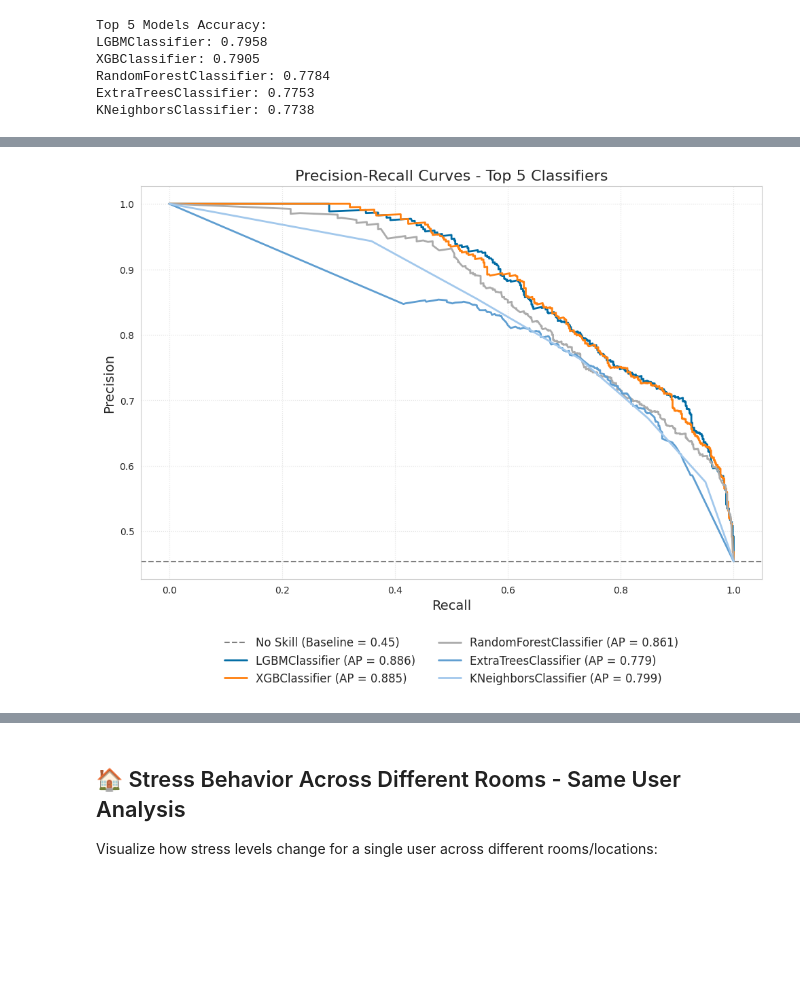
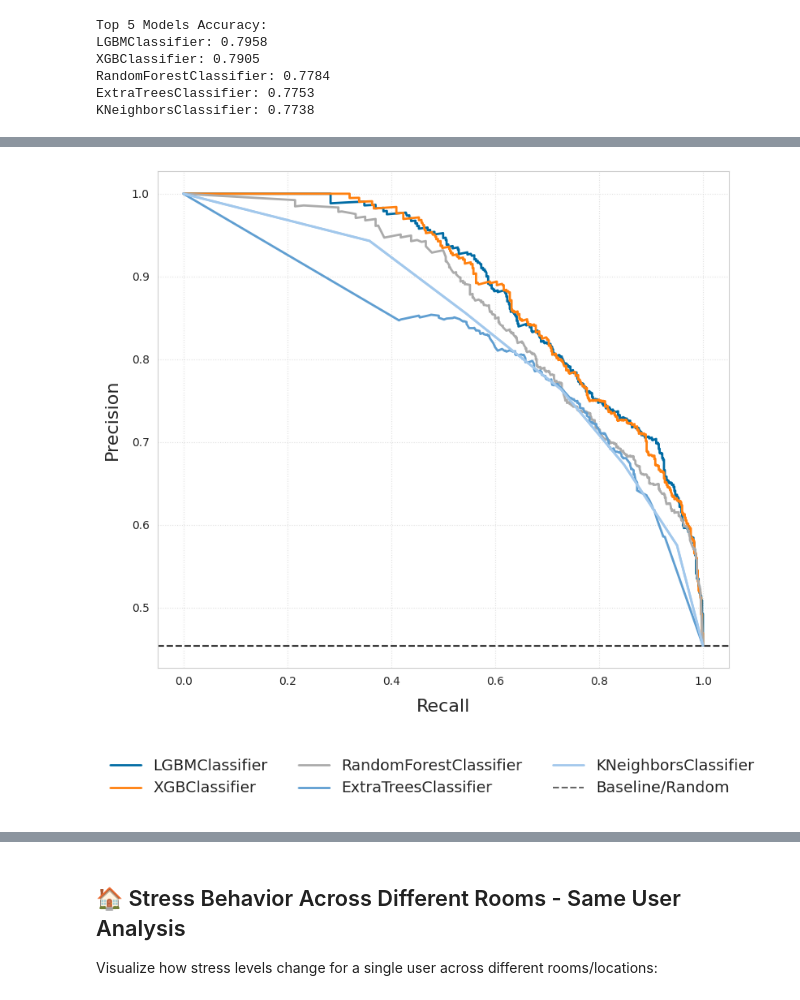
Before and after one commit to ClaudiaGalantino/eda-architecture, a Jupyter notebook: data_analysis/notebooks/model_training_classification.ipynb, the cells around one changed output, grey strips where cells are left out. Saved outputs shown, nothing was run; the diff lists cells and outputs as text; code cells hidden in the pictures; blank space fills up the shorter version.

```diff
--- a/data_analysis/notebooks/model_training_classification.ipynb
+++ b/data_analysis/notebooks/model_training_classification.ipynb
@@ -479,10 +479,10 @@ for idx, model_name in enumerate(top_5_models):
     y_pred = predictions[model_name]
     cm = confusion_matrix(y_test, y_pred)
 
-    sns.heatmap(cm, annot=True, fmt='d', cmap='Blues', ax=axes[idx], cbar=False)
-    axes[idx].set_title(model_name, fontsize=12)
-    axes[idx].set_ylabel('True Label')
-    axes[idx].set_xlabel('Predicted Label')
+    sns.heatmap(cm, annot=True, fmt='d', cmap='Blues', ax=axes[idx], cbar=False, annot_kws={"size": 15})
+    axes[idx].set_title(model_name, fontsize=14)
+    axes[idx].set_ylabel('True Label', fontsize=12)
+    axes[idx].set_xlabel('Predicted Label', fontsize=12)
 
 axes[5].set_visible(False)
 
@@ -644,7 +650,7 @@ cmap = load_cmap("Classic_Color_Blind")
 contrast_indices = [0, 1, 2, 4, 7]
 colors_roc = [cmap(i) for i in contrast_indices]
 
-fig, ax = plt.subplots(figsize=(10, 8))
+fig, ax = plt.subplots(figsize=(8, 7))
 
 # 3. Plot Model Curves
 for idx, model_name in enumerate(top_N_models):
@@ -669,14 +675,11 @@ for idx, model_name in enumerate(top_N_models):
             linewidth=2.5) # Slightly thicker for better visibility
 
 # 4. Baseline and Formatting
-ax.plot([0, 1], [0, 1], color='black', linestyle='--', alpha=0.6, label='Random (AUC = 0.500)')
+ax.plot(fpr, tpr, color=colors_roc[idx % len(colors_roc)], linewidth=2.5)
+ax.plot([0, 1], [0, 1], color='black', linestyle='--', alpha=0.6)
 
-ax.set_xlabel('False Positive Rate', fontsize=14)
-ax.set_ylabel('True Positive Rate (Sensitivity)', fontsize=14)
-ax.set_title('ROC Curves - Top 5 Classifiers', fontsize=16)
-
-# Keeping dimensions and location strictly as requested
-ax.legend(loc='upper center', bbox_to_anchor=(0.5, -0.12), ncol=2, frameon=False, fontsize=12)
+ax.set_xlabel('False Positive Rate', fontsize=16, labelpad=10)
+ax.set_ylabel('True Positive Rate', fontsize=16, labelpad=10)
 ax.grid(True, linestyle=':', alpha=0.5)
 
 plt.tight_layout()
@@ -692,42 +695,64 @@ cmap = load_cmap("Classic_Color_Blind")
 contrast_indices = [0, 1, 2, 4, 7]
 colors_pr = [cmap(i) for i in contrast_indices]
 
-fig, ax = plt.subplots(figsize=(10, 8))
+fig, ax = plt.subplots(figsize=(8, 7))
 
 # "No Skill" Baseline
 # For PR curves, the "No Skill" baseline is the ratio of positive classes in the dataset.
 no_skill = sum(y_test) / len(y_test)
 ax.axhline(y=no_skill, color='black', linestyle='--', alpha=0.5, label=f'No Skill (Baseline = {no_skill:.2f})')
 
 # Plot Model Curves
 for idx, model_name in enumerate(top_N_models):
     model = clf.models[model_name]
 
     if hasattr(model, "predict_proba"):
         y_pred_proba = model.predict_proba(X_test)[:, 1]
     elif hasattr(model, "decision_function"):
         y_pred_proba = model.decision_function(X_test)
     else:
         continue
 
     precision, recall, _ = precision_recall_curve(y_test, y_pred_proba)
     avg_precision = average_precision_score(y_test, y_pred_proba)
 
     ax.plot(recall, precision, label=f'{model_name} (AP = {avg_precision:.3f})',
             color=colors_pr[idx % len(colors_pr)], linewidth=2)
 
-# Formatting and Details
-ax.set_xlabel('Recall', fontsize=14)
-ax.set_ylabel('Precision', fontsize=14)
-ax.set_title('Precision-Recall Curves - Top 5 Classifiers', fontsize=16)
-ax.legend(loc='upper center', bbox_to_anchor=(0.5, -0.12), ncol=2, frameon=False, fontsize=12)
+ax.plot(recall, precision, color=colors_pr[idx % len(colors_pr)], linewidth=2)
+ax.axhline(y=no_skill, color='black', linestyle='--', alpha=0.5)
+
+
+ax.set_xlabel('Recall', fontsize=16, labelpad=10)
+ax.set_ylabel('Precision', fontsize=16, labelpad=10)
 ax.grid(True, linestyle=':', alpha=0.6)
 
 plt.tight_layout()
 plt.savefig((os.path.join(str(save_path), f'top_{N}_models_precision_recall_curves.pdf')), dpi=300, bbox_inches='tight')
 plt.show()
 # %% [output]
-[figure, old version]
+[figure, new version]
+# %%
+# Crea una figura "fantasma" solo per la legenda
+fig_leg = plt.figure(figsize=(10, 1))
+ax_leg = fig_leg.add_subplot(111)
+
+# Crea dummy lines per la legenda usando i tuoi colori e nomi modelli
+from matplotlib.lines import Line2D
+lines = [Line2D([0], [0], color=colors_roc[i], lw=2) for i in range(len(top_N_models))]
+lines.append(Line2D([0], [0], color='black', linestyle='--', alpha=0.6))
+
+labels = [f"{name}" for name in top_N_models] + ["Baseline/Random"]
+
+# Disegna la legenda orizzontale
+legend = ax_leg.legend(lines, labels, loc='center', ncol=3, frameon = False, fontsize=14)
+
+# Nascondi gli assi e salva solo la legenda
+ax_leg.axis('off')
+plt.savefig(os.path.join(str(save_path), 'shared_legend.pdf'), bbox_inches='tight')
+plt.show()
+# %% [output]
+[figure, added]
 # %%
 model_families_clf = {
     'Tree-based': ['ExtraTreesClassifier', 'RandomForestClassifier', 'GradientBoostingClassifier',
```
Also changed, not shown: parts of 8 cells of this notebook, 6 other files.
